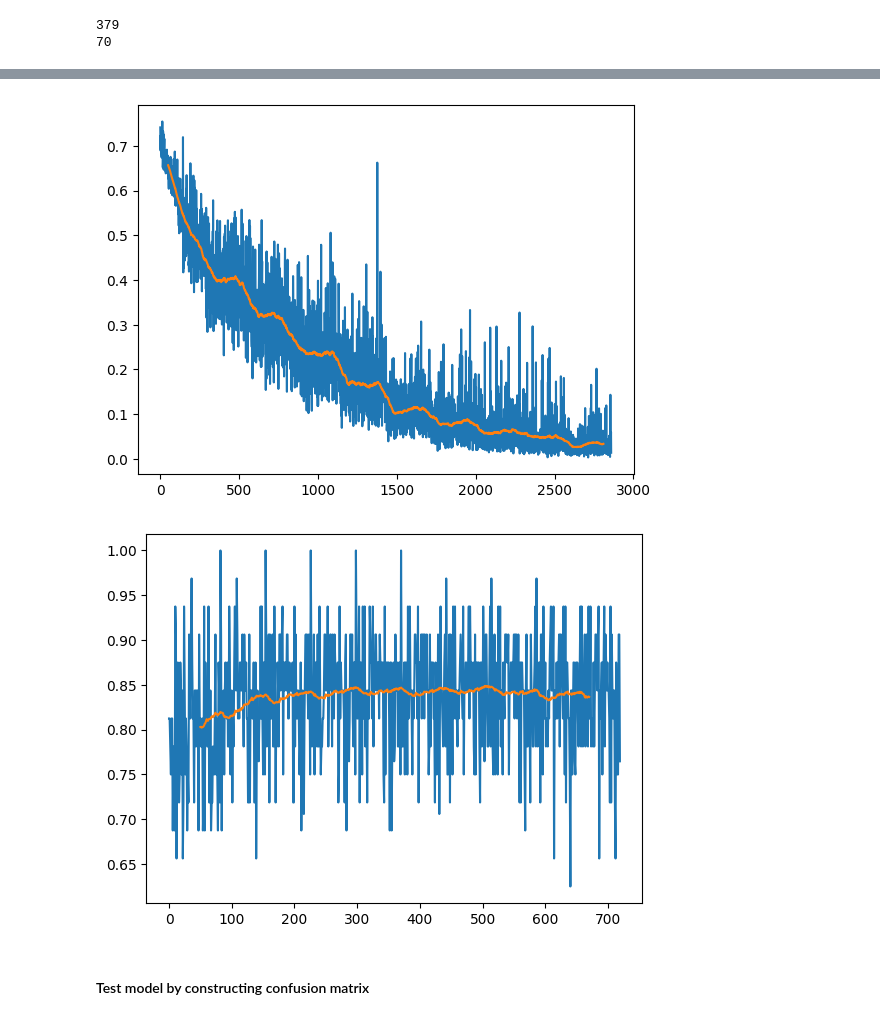
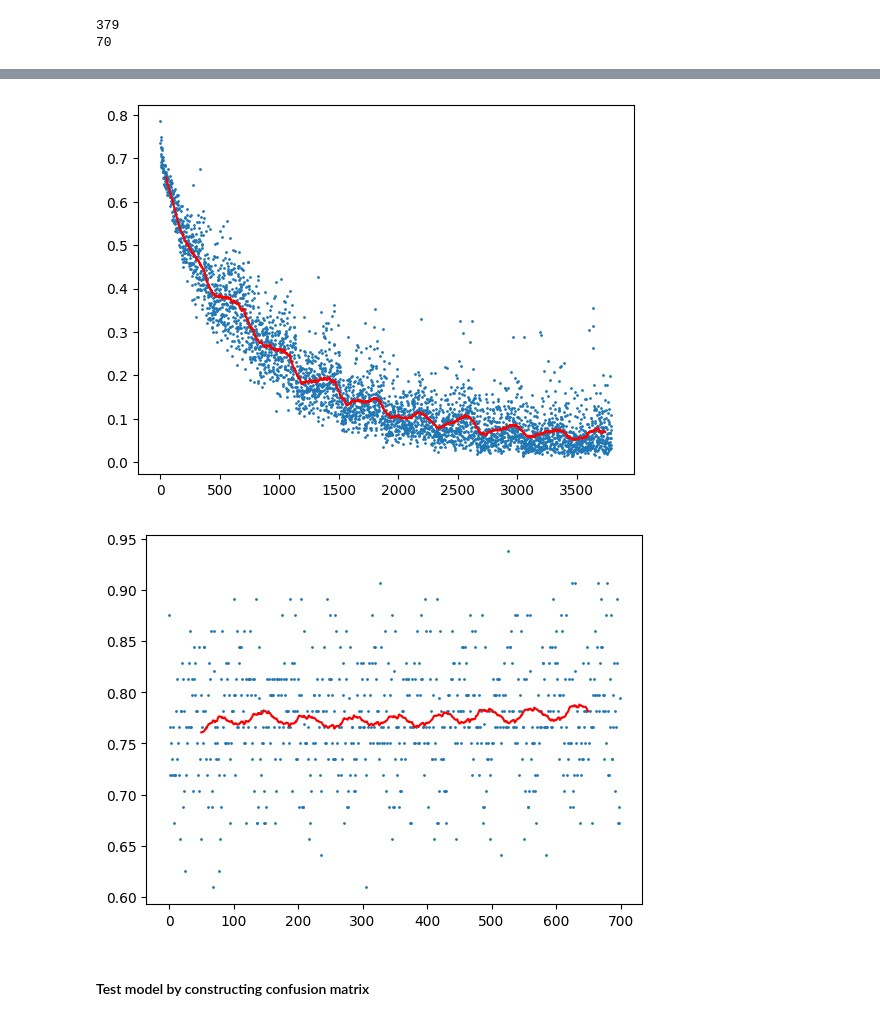
Before and after one commit to RickHanish/Movie_Poster_Dating, a Jupyter notebook: final_project.ipynb, the cells around one changed output, grey strips where cells are left out. Cells and saved outputs as stored; diff of their text form; code cells hidden in the pictures.

```diff
--- a/final_project.ipynb
+++ b/final_project.ipynb
@@ -363,7 +363,7 @@ load_model = False
 
 if load_model:
     model = PosterComparisonModel()
-    model.load_state_dict(torch.load('model.pt', weights_only=True))
+    model.load_state_dict(torch.load('model_corrected.pt', weights_only=True))
     model.eval()
 else:
     # Initialize model, loss, and optimizer
@@ -434,13 +434,13 @@ def rolling_average(a, n=10):
     return np.convolve(a, np.ones(n), 'valid') / n
 
 rolling_average_window_size = 100
-plt.plot(train_batch_accs)
-plt.plot(range(rolling_average_window_size//2, len(train_batch_accs) - (rolling_average_window_size // 2)+1), rolling_average(train_batch_accs, n=rolling_average_window_size))
+plt.scatter(range(len(train_batch_accs)), train_batch_accs, s=1)
+plt.plot(range(rolling_average_window_size//2, len(train_batch_accs) - (rolling_average_window_size // 2)+1), rolling_average(train_batch_accs, n=rolling_average_window_size), c='r')
 plt.show()
-plt.plot(train_batch_losses)
-plt.plot(range(rolling_average_window_size//2, len(train_batch_losses) - (rolling_average_window_size // 2)+1), rolling_average(train_batch_losses, n=rolling_average_window_size))
+plt.scatter(range(len(train_batch_losses)), train_batch_losses, s=1)
+plt.plot(range(rolling_average_window_size//2, len(train_batch_losses) - (rolling_average_window_size // 2)+1), rolling_average(train_batch_losses, n=rolling_average_window_size), c='r')
 plt.show()
-plt.plot(test_batch_accs)
-plt.plot(range(rolling_average_window_size//2, len(test_batch_accs) - (rolling_average_window_size // 2)+1), rolling_average(test_batch_accs, n=rolling_average_window_size))
+plt.scatter(range(len(test_batch_accs)), test_batch_accs, s=1)
+plt.plot(range(rolling_average_window_size//2, len(test_batch_accs) - (rolling_average_window_size // 2)+1), rolling_average(test_batch_accs, n=rolling_average_window_size), c='r')
 plt.show()
 # %% [output]
@@ -448,5 +448,5 @@ plt.show()
-[figure, old version]
+[figure, new version]
-[figure, old version]
+[figure, new version]
 # %% [markdown]
 #### Test model by constructing confusion matrix
 # %%
```
Also changed, not shown: parts of 9 cells of this notebook, 2 other files.
